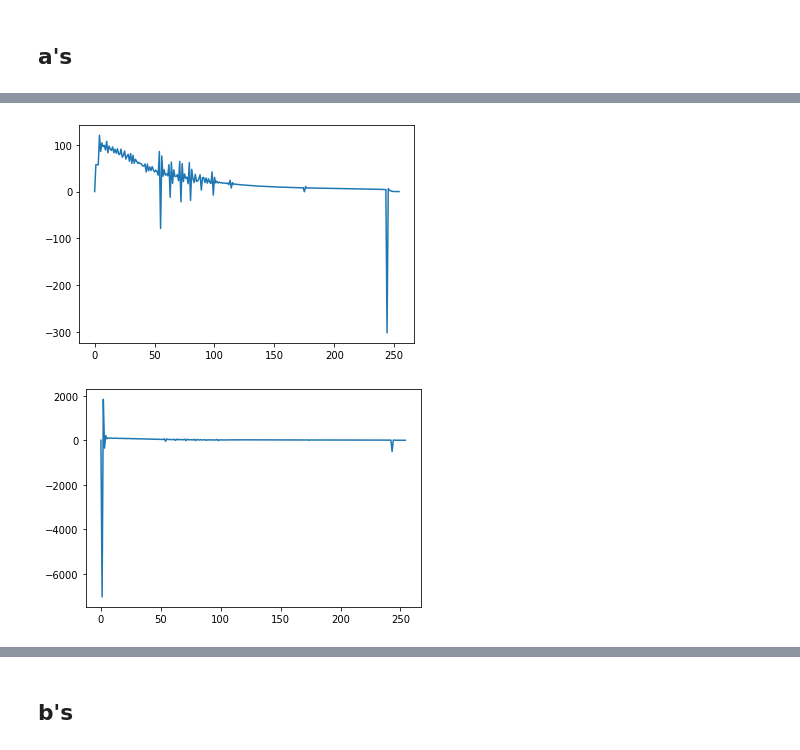
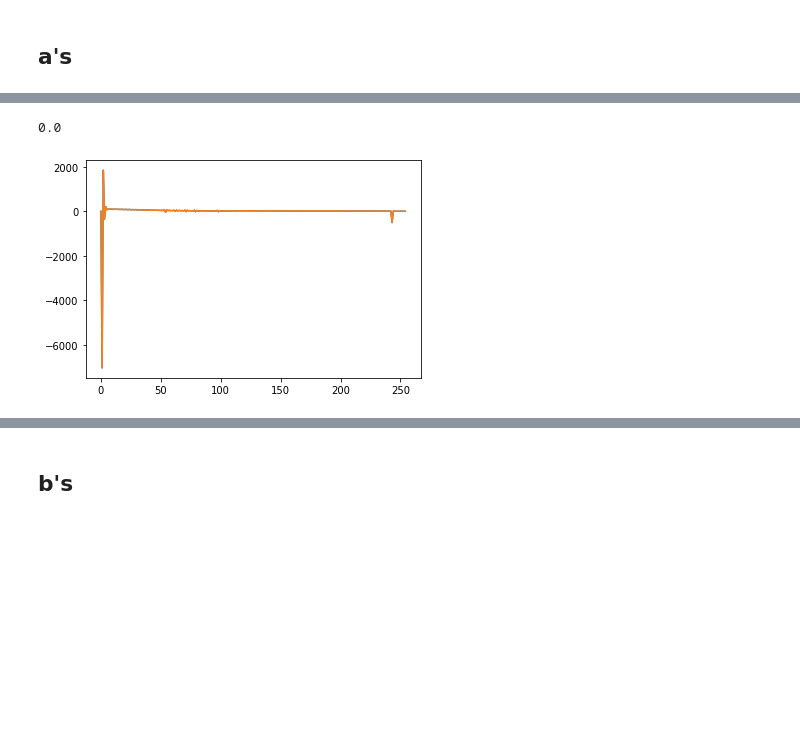
Before and after one commit to nuLABatUSD/BBN_sterile_decay, a Jupyter notebook: alterbbn_v2.2/CheckCSVFileAccuracy.ipynb, the cells around one changed output, grey strips where cells are left out. Drawn from its saved outputs; the diff is of its cells as text; code cells hidden in the pictures; blank space fills up the shorter version.

```diff
--- a/alterbbn_v2.2/CheckCSVFileAccuracy.ipynb
+++ b/alterbbn_v2.2/CheckCSVFileAccuracy.ipynb
@@ -34,15 +40,19 @@ plt.show()
 # %%
 df_a_rhonu = pd.read_csv("CSV Files/a_rhonu.csv", names=["index", "output"], index_col=False, usecols = ["output"])
 df_a_rhonu_hannah = pd.read_csv("300-7e-05-FullTestNew/mass_300_mix_7e-05_a_rhonu.csv", names=["index", "output"], index_col=False, usecols = ["output"])
 
 fig = plt.figure()
 
 for frame in [df_a_rhonu, df_a_rhonu_hannah]:
     plt.plot(frame.index, frame['output'])
+    #plt.show()
+
+sum_rhonu_diff = sum(df_a_rhonu_hannah['output'] - df_a_rhonu['output'])
+print(sum(df_a_rhonu_hannah['output'] - df_a_rhonu['output']))
 
 plt.show()
 # %% [output]
+0.0
-[figure, old version]
+[figure, new version]
-[figure, removed]
 # %%
 df_a_dqdt = pd.read_csv("CSV Files/a_dqdt.csv", names=["index", "output"], index_col=False, usecols = ["output"])
```
Also changed, not shown: parts of 26 cells of this notebook, 51 other files.
